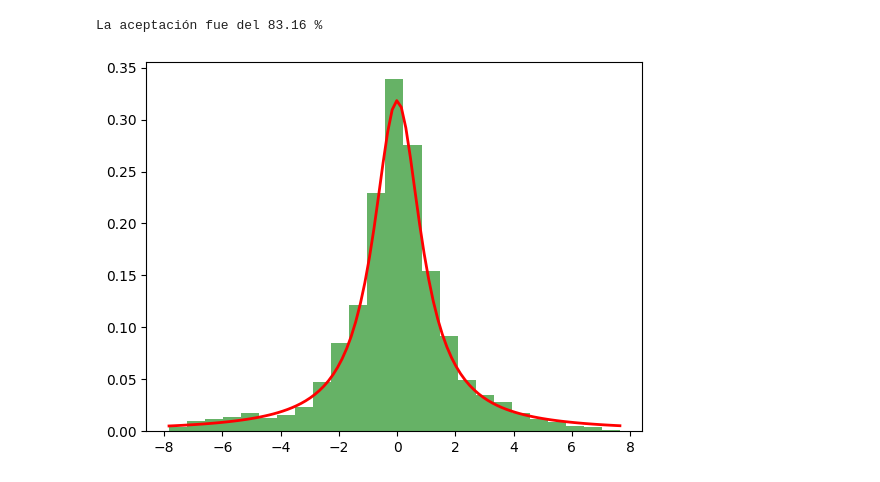
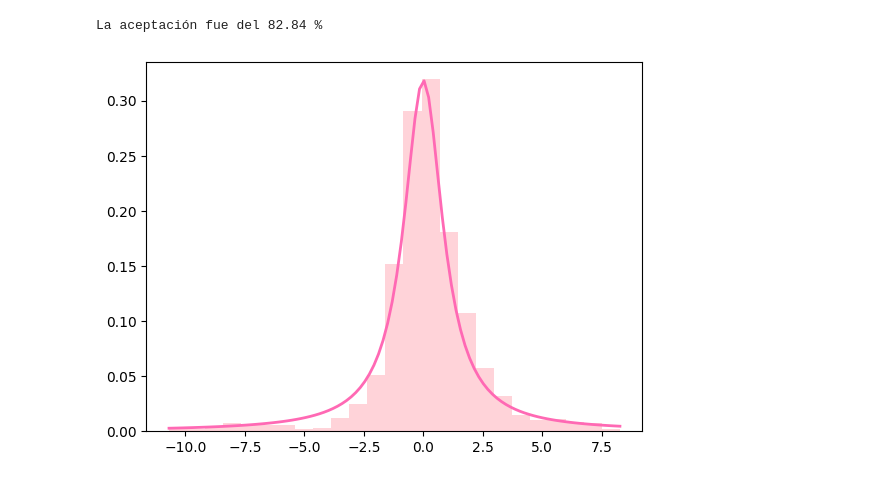
Before and after one commit to MaricelaMH/SIMULACION-II, a Jupyter notebook: Metropolis_Hastings.ipynb, the cells around one changed output. Cells and saved outputs as stored; diff of their text form; code cells hidden in the pictures.

```diff
--- a/Metropolis_Hastings.ipynb
+++ b/Metropolis_Hastings.ipynb
@@ -15,10 +21,10 @@ def f(x,mu,std):
   return(1/np.sqrt(2*np.pi*std**2))*np.exp(-(x-mu)**2/(2*std**2))
 # %%
 # Definimos nuestras variables
-mu=0.2
+mu=0.4
 sigma=0.1
 # %%
-delta=0.5  # Entre mas grande delta la aceptación es menor
+delta=0.1  # Entre mas grande sea delta la aceptación es menor
 # %%
 n=50000               # Número de iteraciones (funciona solo cuando "n" es muy grande)
 x= np.zeros(n)        # Generamos un vector con puros ceros, aqui se guardaran los valores de las probabilidades
@@ -55,36 +109,37 @@ Distribucion de cochy
 # %%
-# Función de densidad de la distribución de Cauchy
-def f_cauchy(x, x0, gamma):
+# Definimos nuestra función de densidad de la distribución de Cauchy
+
+def Cauchy(x, x0, gamma):
     return 1 / (np.pi * gamma * (1 + ((x - x0) / gamma)**2))
 # %%
 # Parámetros de la distribución Cauchy
 x0 = 0   # Localización
 gamma = 1  # Escala
 delta = 1
+# %%
+n = 5000  # Número de iteraciones (funciona solo cuando "n" es muy grande)
+x = np.zeros(n)  # Vector para los valores generados
+x[0] = 0  # Valor inicial
+acept = 0
+
+# Algoritmo Metropolis-Hastings
+for i in range(0, n-1):
+    y = x[i] + np.random.uniform(-delta, delta)  # Sumaremos el valor inicial mas un numero aleatorio que sigue la distribucion dicha
+    if np.random.rand() < min(1, Cauchy(y, x0, gamma) / Cauchy(x[i], x0, gamma)):  # Condicion de metropolis hastings
+        x[i+1] = y
+        acept += 1
+    else:
+        x[i+1] = x[i]
 # %%
-n = 5000  # Número de iteraciones
-x = np.zeros(n)  # Vector para los valores generados
-x[0] = 0  # Valor inicial
-acept = 0
-
-# Algoritmo Metropolis-Hastings
-for i in range(0, n-1):
-    y = x[i] + np.random.uniform(-delta, delta)  # Genera un nuevo candidato
-    if np.random.rand() < min(1, f_cauchy(y, x0, gamma) / f_cauchy(x[i], x0, gamma)):  # Condición de aceptación
-        x[i+1] = y
-        acept += 1
-    else:
-        x[i+1] = x[i]
-
-# Imprime la tasa de aceptación
+# Imprimimos la tasa de aceptación
 print("La aceptación fue del", acept / n * 100, "%")
 
-# Graficar histograma y función de densidad teórica
-plt.hist(x, density=True, alpha=0.6,bins=25, color='g')  # Histograma de los valores generados
+# Graficamos el histograma y función de densidad
+plt.hist(x, density=True, alpha=0.6,bins=25, color='#FFB6C1')  # Histograma de los valores generados
 xs = np.linspace(min(x), max(x), 100)  # Rango para graficar la densidad teórica
-plt.plot(xs, f_cauchy(xs, x0, gamma), 'r', linewidth=2)  # Gráfico de la función de densidad
+plt.plot(xs, Cauchy(xs, x0, gamma), color="#FF69B4", linewidth=2)  # Gráfico de la función de densidad
 
 plt.show()
 # %% [output]
-La aceptación fue del 83.16 %
+La aceptación fue del 82.84 %
-[figure, old version]
+[figure, new version]
```
Also changed, not shown: parts of 19 cells of this notebook.
